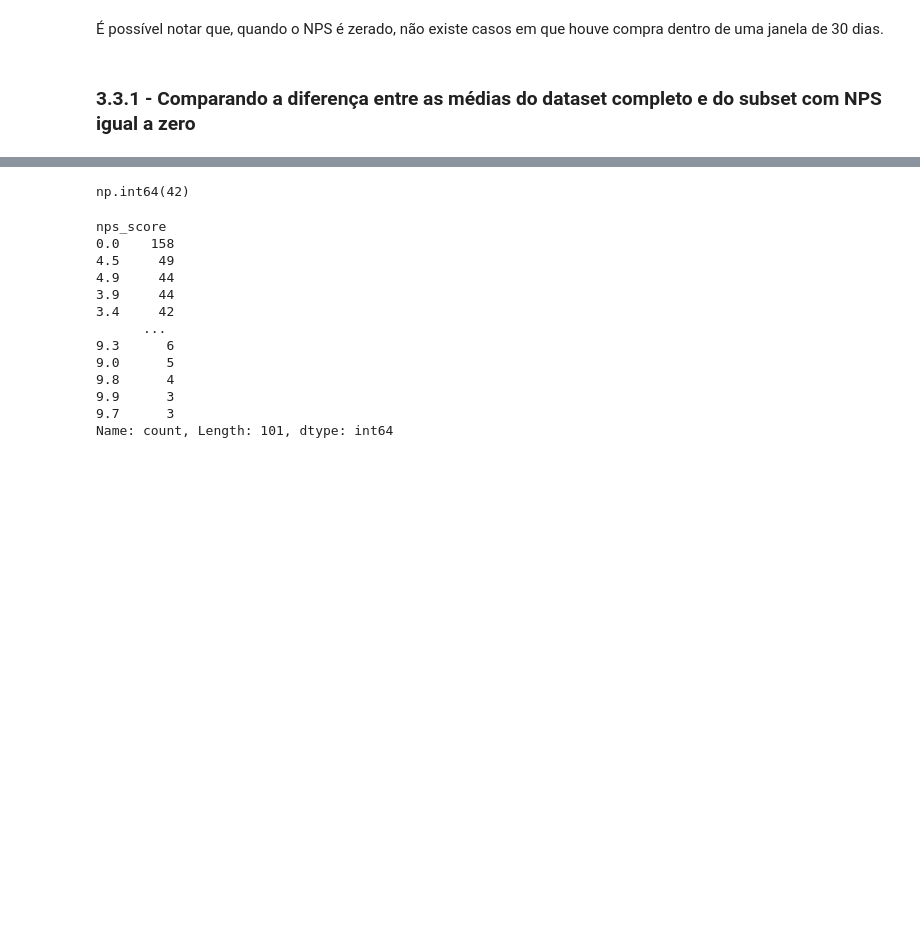
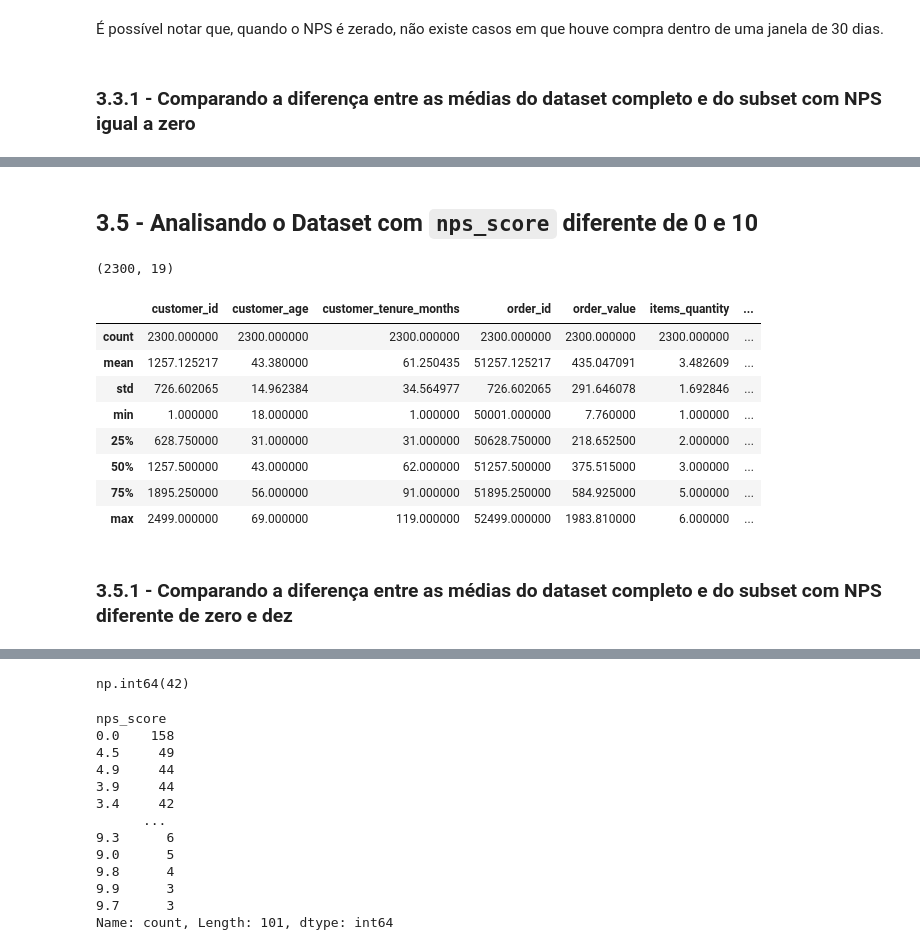
Before and after one commit to ViniciusTMiura/1AIST_projects, a Jupyter notebook: tech-challenge-01/notebooks/01_EDA_notebook.ipynb, the cells around one changed output, grey strips where cells are left out. Drawn from its saved outputs; the diff is of its cells as text; code cells hidden in the pictures; blank space fills up the shorter version.

```diff
--- a/tech-challenge-01/notebooks/01_EDA_notebook.ipynb
+++ b/tech-challenge-01/notebooks/01_EDA_notebook.ipynb
@@ -504,0 +578,23 @@ Name: perc_diff, dtype: float64
+# %% [markdown]
+## 3.5 - Analisando o Dataset com `nps_score` diferente de 0 e 10
+# %%
+df_filt = df[(df['nps_score'] != 10) & (df['nps_score'] != 0)]
+# Dimensão do dataset
+df_filt.shape
+# %% [output]
+(2300, 19)
+# %%
+# Analisando as estatísticas descritivas do subset
+df_filt.describe()
+# %% [output]
+|  | customer_id | customer_age | customer_tenure_months | order_id | order_value | items_quantity | ... |
+| count | 2300.000000 | 2300.000000 | 2300.000000 | 2300.000000 | 2300.000000 | 2300.000000 | ... |
+| mean | 1257.125217 | 43.380000 | 61.250435 | 51257.125217 | 435.047091 | 3.482609 | ... |
+| std | 726.602065 | 14.962384 | 34.564977 | 726.602065 | 291.646078 | 1.692846 | ... |
+| min | 1.000000 | 18.000000 | 1.000000 | 50001.000000 | 7.760000 | 1.000000 | ... |
+| 25% | 628.750000 | 31.000000 | 31.000000 | 50628.750000 | 218.652500 | 2.000000 | ... |
+| 50% | 1257.500000 | 43.000000 | 62.000000 | 51257.500000 | 375.515000 | 3.000000 | ... |
+| 75% | 1895.250000 | 56.000000 | 91.000000 | 51895.250000 | 584.925000 | 5.000000 | ... |
+| max | 2499.000000 | 69.000000 | 119.000000 | 52499.000000 | 1983.810000 | 6.000000 | ... |
+# %% [markdown]
+### 3.5.1 - Comparando a diferença entre as médias do dataset completo e do subset com NPS diferente de zero e dez
```
Also changed, not shown: parts of 17 cells of this notebook, 2 other files.
